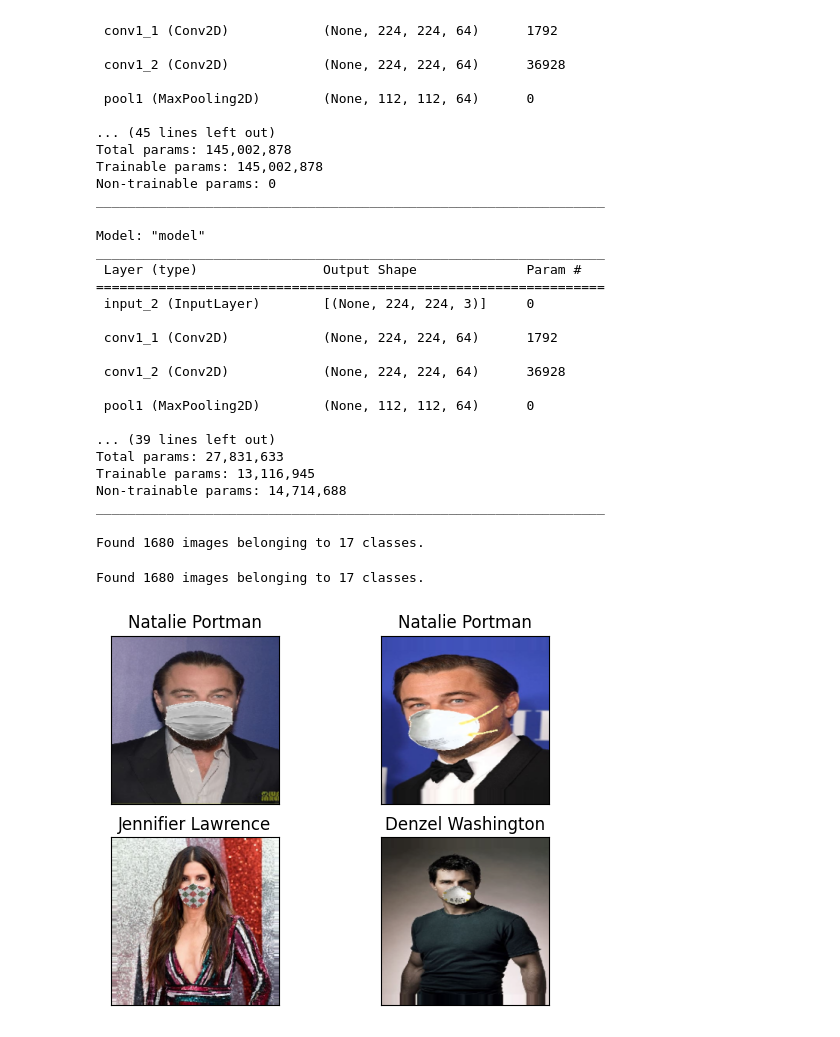
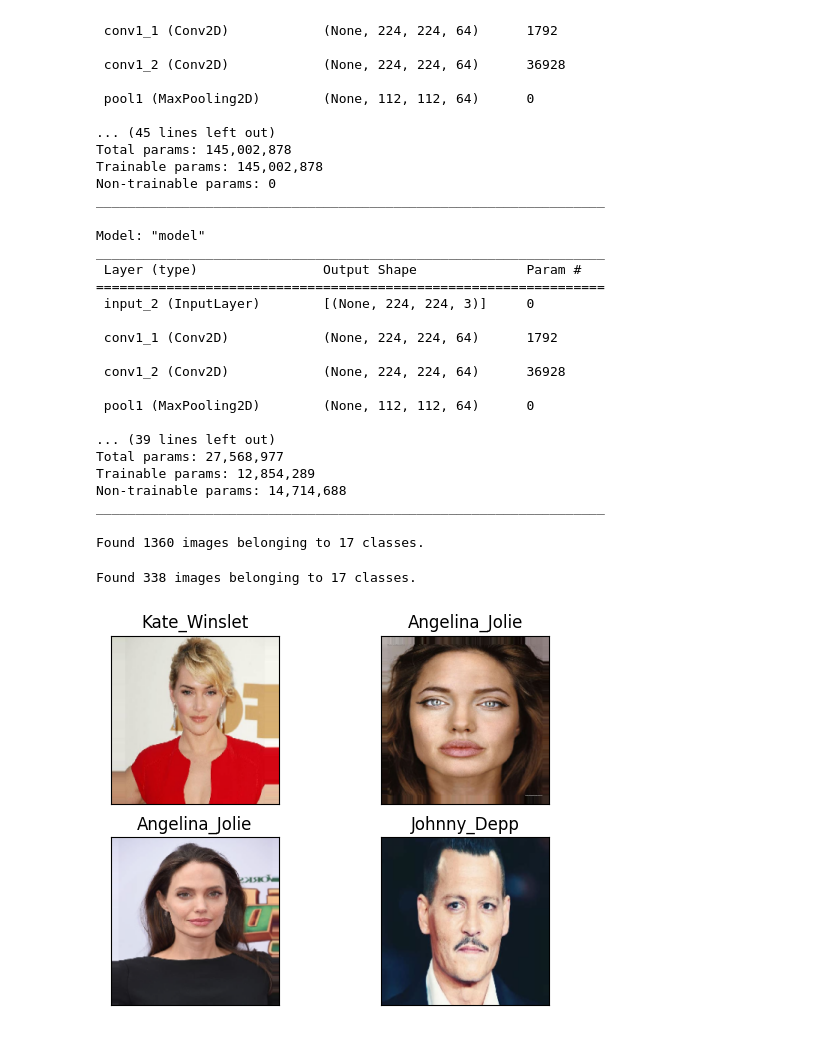
Before and after one commit to MSeutin/inYourFace, a Jupyter notebook: Cebastian_model/Final_Project.ipynb, the cells around one changed output. Cells and saved outputs as stored; diff of their text form; code cells hidden in the pictures.

Commit message:
converging

```diff
--- a/Cebastian_model/Final_Project.ipynb
+++ b/Cebastian_model/Final_Project.ipynb
@@ -58,15 +62,16 @@ _________________________________________________________________
 nb_class = 17
 hidden_dim = 512
 
-vgg_notop = VGGFace(include_top=False, input_shape=(224, 224, 3))
+vgg_notop = VGGFace(include_top=False, input_shape=(nrow, ncol, 3), pooling='avg')
 for layer in vgg_notop.layers:
     layer.trainable = False
+
 
 last_layer = vgg_notop.get_layer('pool5').output
 
 x = Flatten(name='flatten')(last_layer)
-x = Dense(hidden_dim, activation='relu', name='fc6')(x)
 x = Dense(hidden_dim, activation='relu', name='fc7')(x)
+x = Dropout(.5)(x)
 out = Dense(nb_class, activation='softmax', name='fc8')(x)
 
 custom_vgg_model = Model(vgg_notop.input, out)
@@ -85,15 +90,15 @@ _________________________________________________________________
  pool1 (MaxPooling2D)        (None, 112, 112, 64)      0
 
 ... (39 lines left out)
-Total params: 27,831,633
-Trainable params: 13,116,945
+Total params: 27,568,977
+Trainable params: 12,854,289
 Non-trainable params: 14,714,688
 _________________________________________________________________
 # %%
 #training data set
 batch_size = 8
 
-train_data_dir = '/Users/cebastiansantiago/Downloads/IN_YOUR_FACE_DATASET/train'
+train_data_dir = '../converging_models/unmasked_dataset/train/'
 train_datagen = ImageDataGenerator(rescale=1./255,
                                    shear_range=0.2,
                                    zoom_range=0.2,
@@ -104,14 +109,14 @@ train_generator = train_datagen.flow_from_directory(
                         batch_size=batch_size,
                         class_mode='sparse')
 # %% [output]
-Found 1680 images belonging to 17 classes.
+Found 1360 images belonging to 17 classes.
 # %%
 #test data set
-test_data_dir = '/Users/cebastiansantiago/Downloads/IN_YOUR_FACE_DATASET/test'
+test_data_dir = '../converging_models/unmasked_dataset/test/'
 test_datagen = ImageDataGenerator(rescale=1./255,
-                                   shear_range=0.2,
-                                   zoom_range=0.2,
-                                   horizontal_flip=True
+                                  shear_range=0.2,
+                                  zoom_range=0.2,
+                                  horizontal_flip=True
                                  )
 test_generator = test_datagen.flow_from_directory(
                         test_data_dir,
@@ -119,7 +124,7 @@ test_generator = test_datagen.flow_from_directory(
                         batch_size=batch_size, shuffle = False,
                         class_mode='sparse')
 # %% [output]
-Found 1680 images belonging to 17 classes.
+Found 338 images belonging to 17 classes.
 # %%
 #display image function
 def disp_image(im):
@@ -136,21 +141,24 @@ def disp_image(im):
     plt.xticks([])
     plt.yticks([])
 # %%
-names = ['Will Smith','Tom Hanks','Tom Cruise','Scarlett Johansson','Sandra Bullock',
-         'Robert Downey JR','Nicole Kidman','Natalie Portman','Megan Fox','Leo','Kate Winslet','Johnny Deep',
-        'Jennifier Lawrence','Hugh Jackman','Denzel Washington','Brad Pitt','Angelina Jolie']
+# names = ['Will Smith','Tom Hanks','Tom Cruise','Scarlett Johansson','Sandra Bullock',
+#          'Robert Downey JR','Nicole Kidman','Natalie Portman','Megan Fox','Leo','Kate Winslet','Johnny Deep',
+#         'Jennifier Lawrence','Hugh Jackman','Denzel Washington','Brad Pitt','Angelina Jolie']
+names = ['Angelina_Jolie', 'Brad_Pitt', 'Denzel_Washington', 'Hugh_Jackman', 'Jennifer_Lawrence', 'Johnny_Depp', 'Kate_Winslet', 'Leonardo_DiCaprio', 'Megan_Fox', 'Natalie_Portman', 'Nicole_Kidman', 'Robert_Downey_Jr', 'Sandra_Bullock', 'Scarlett_Johansson', 'Tom_Cruise','Tom_Hanks', 'Will_Smith']
+
+
 batch_shape = (batch_size,custom_vgg_model.input_shape[1] ,
                custom_vgg_model.input_shape[2],
                custom_vgg_model.input_shape[3])
 X = np.zeros(batch_shape)
 y = np.zeros(batch_size)
 
 X,y = train_generator.next()
 nplot = 4
 for i in range(nplot):
     plt.subplot(2,int(nplot/2),i+1)
     disp_image(X[i,:,:,:])
     title = (names[int(y[i])])
     plt.title(title)
 # %% [output]
-[figure, old version]
+[figure, new version]
```
Also changed, not shown: parts of 11 cells of this notebook, 7 other files.
